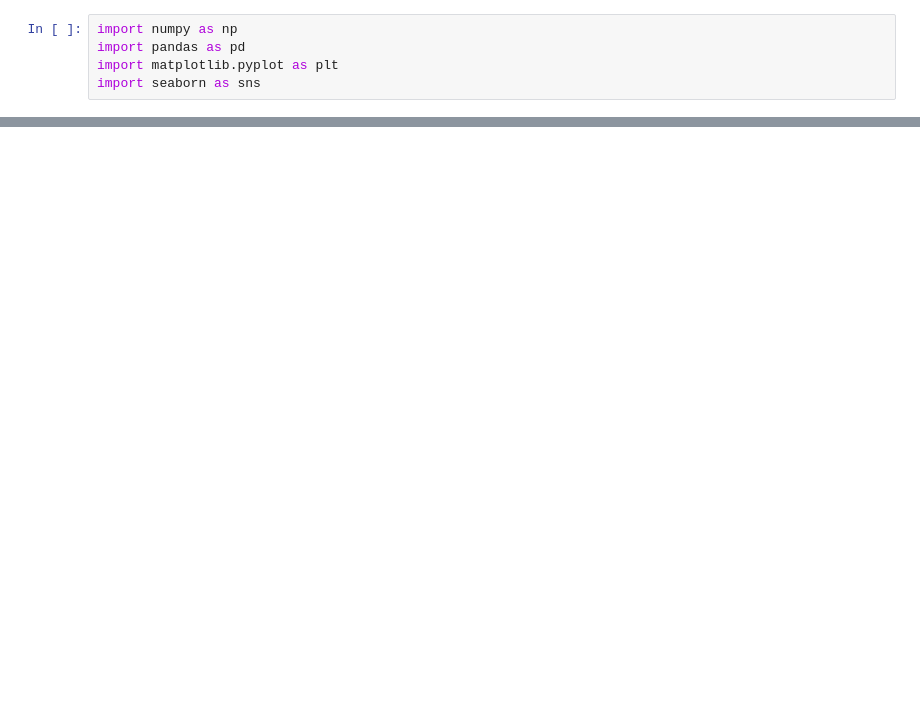
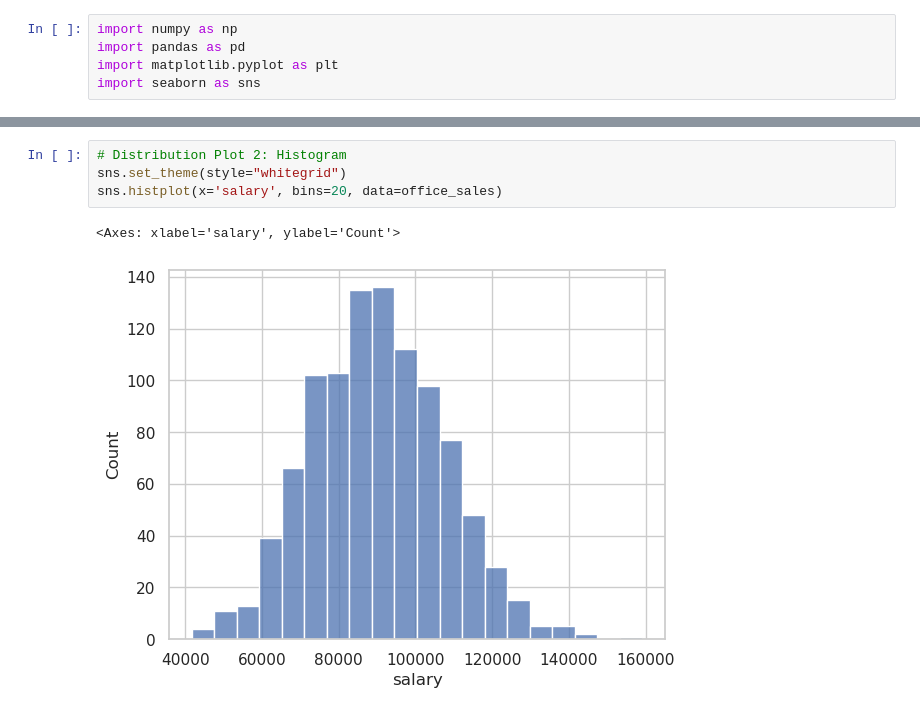
Before and after one commit to Cotidie/STEADY, a Jupyter notebook: knowledge/data-science/03-seaborn.ipynb, the cells around one changed output, grey strips where cells are left out. Drawn from its saved outputs; the diff is of its cells as text; blank space fills up the shorter version.

```diff
--- a/knowledge/data-science/03-seaborn.ipynb
+++ b/knowledge/data-science/03-seaborn.ipynb
@@ -67,0 +94,7 @@ import seaborn as sns
+# %%
+# Distribution Plot 2: Histogram
+sns.set_theme(style="whitegrid")
+sns.histplot(x='salary', bins=20, data=office_sales)
+# %% [output]
+<Axes: xlabel='salary', ylabel='Count'>
+[figure, added]
```
Also changed, not shown: parts of 26 cells of this notebook, 5 other files.
